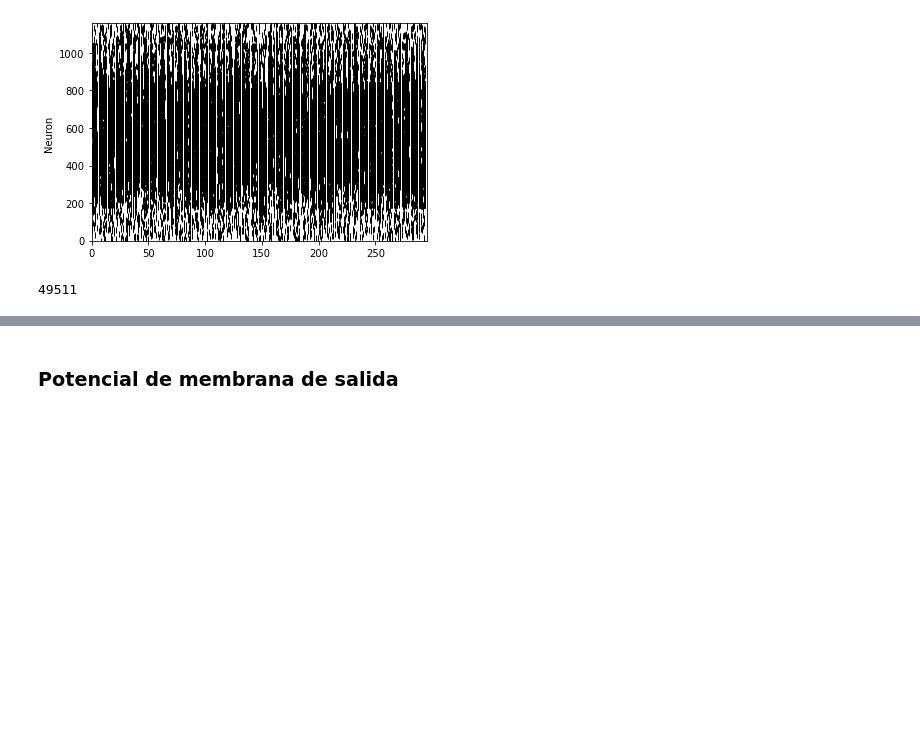
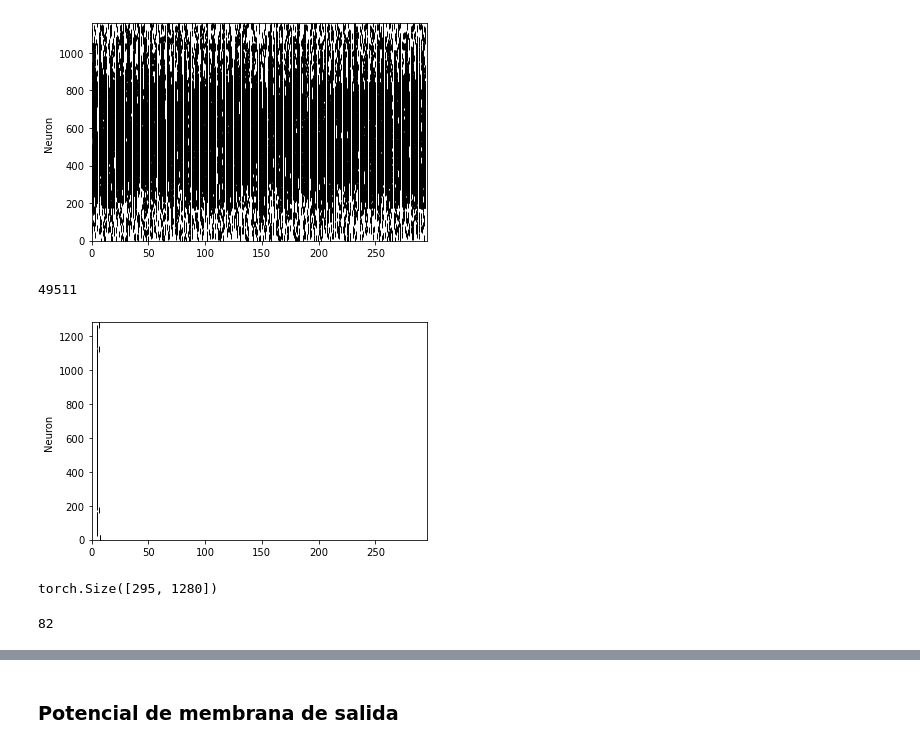
Before and after one commit to mmaximiliano/SDNN, a Jupyter notebook: patterns/SequenceVisualizer.ipynb, the cells around one changed output, grey strips where cells are left out. Saved outputs shown, nothing was run; the diff lists cells and outputs as text; code cells hidden in the pictures; blank space fills up the shorter version.

```diff
--- a/patterns/SequenceVisualizer.ipynb
+++ b/patterns/SequenceVisualizer.ipynb
@@ -25,6 +25,15 @@ np.count_nonzero(Sin)
 # %% [output]
 [figure]
 49511
+# %%
+Sin_out = torch.load('../SDNN-Maxi/results/Sin-out.pt')
+sv_utils.plotLIF(U=None, S=Sin_out.data.numpy())
+print(Sin_out.shape)
+np.count_nonzero(Sin_out)
+# %% [output]
+[figure, added]
+torch.Size([295, 1280])
+82
 # %%
 Sprobe = torch.load('../SDNN-Maxi/results/Sprobe.pt')
 Uprobe = torch.load('../SDNN-Maxi/results/Uprobe.pt')
```
Also changed, not shown: parts of 2 cells of this notebook, 1 other file.
